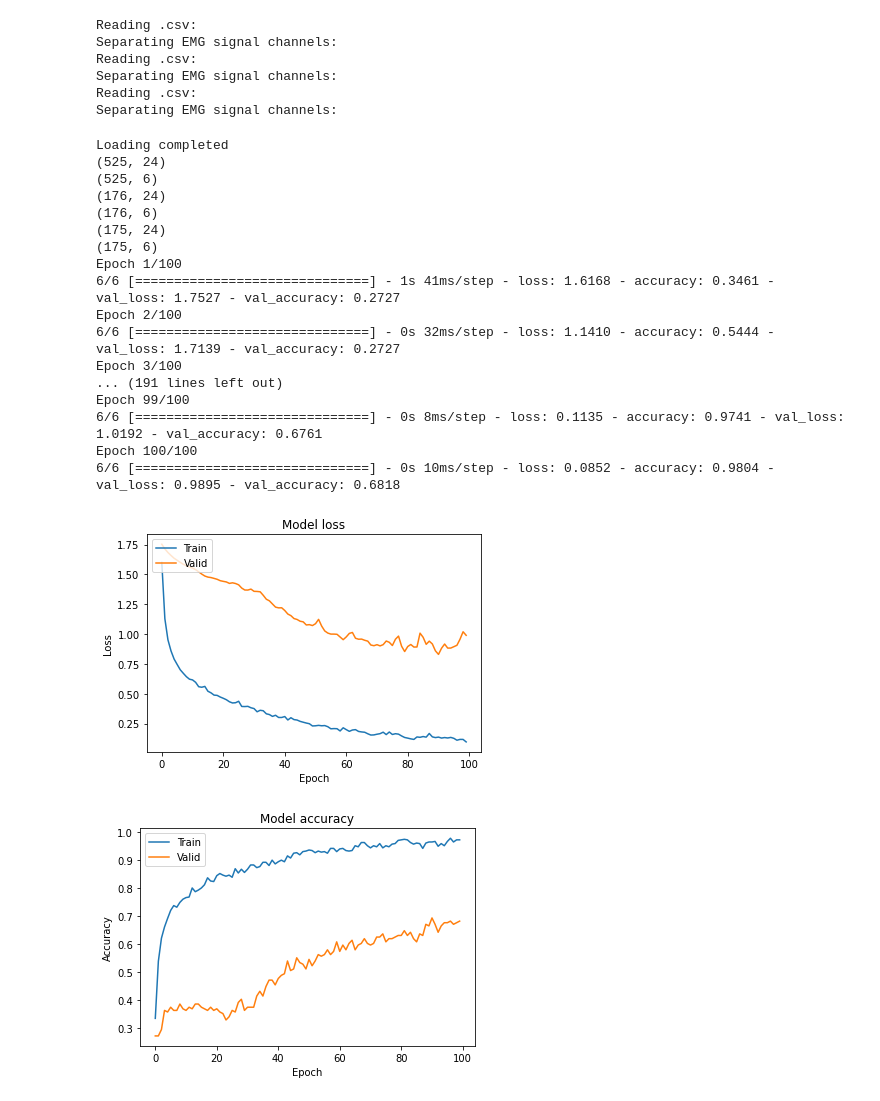
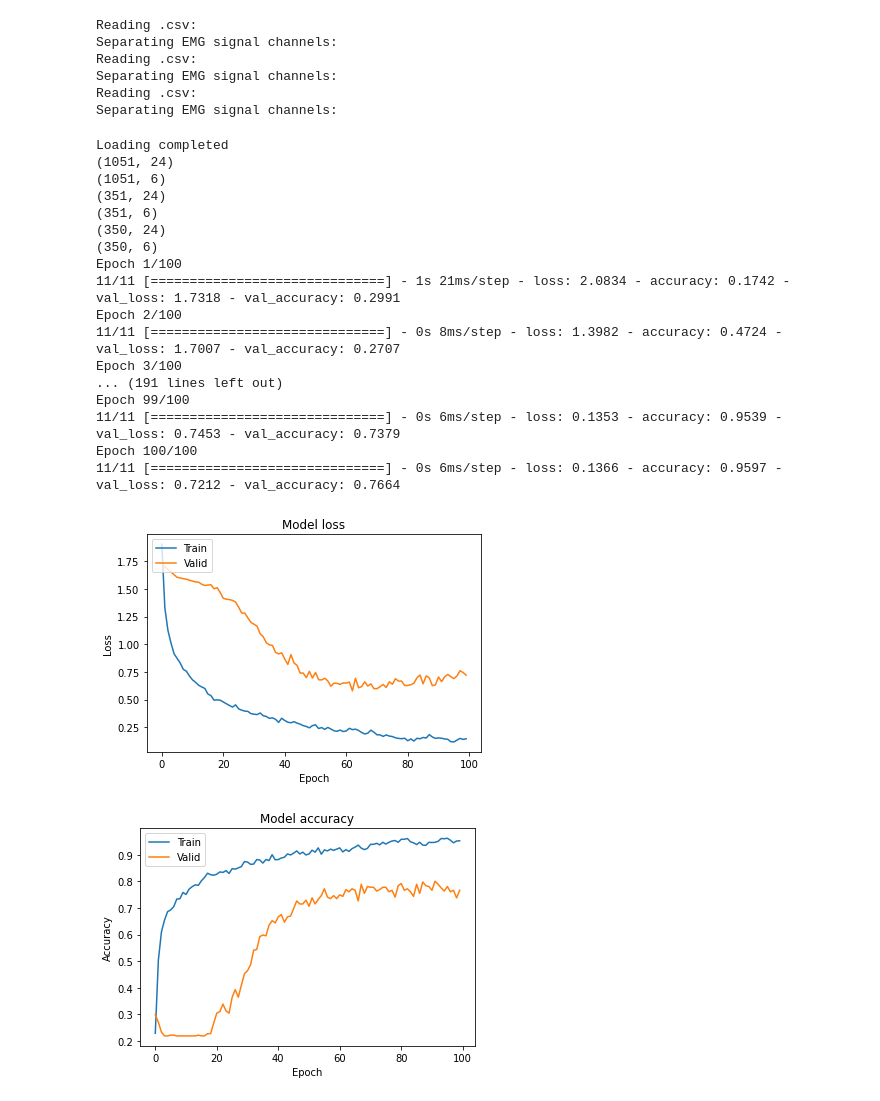
Before and after one commit to Diregie-J/Video-Player-Controlled-by-Action-Recognition, a Jupyter notebook: src/timeWindow.ipynb, the cells around one changed output. Cells and saved outputs as stored; diff of their text form; code cells hidden in the pictures.

```diff
--- a/src/timeWindow.ipynb
+++ b/src/timeWindow.ipynb
@@ -98,11 +98,13 @@ emg_3_window={'d': {} , 'u': {}, 'l': {}, 'r': {}, 'f': {}}
 
 index1=0
 for i in peaksf[1:-1]:
-
     emg_1_window['f'][index1]=emg_1_csv['f'][i-50:i+50]
+    emg_1_window['f'][index1+1]=emg_1_csv['f'][i-40:i+60]
     emg_2_window['f'][index1]=emg_2_csv['f'][i-50:i+50]
+    emg_2_window['f'][index1+1]=emg_1_csv['f'][i-40:i+60]
     emg_3_window['f'][index1]=emg_3_csv['f'][i-50:i+50]
-    index1=index1+1
+    emg_3_window['f'][index1+1]=emg_1_csv['f'][i-40:i+60]
+    index1=index1+2
 
 index2=0
 for i in peaksd[1:-1]:
@@ -110,7 +112,10 @@ for i in peaksd[1:-1]:
     emg_1_window['d'][index2]=emg_1_csv['d'][i-50:i+50]
     emg_2_window['d'][index2]=emg_2_csv['d'][i-50:i+50]
     emg_3_window['d'][index2]=emg_3_csv['d'][i-50:i+50]
-    index2=index2+1
+    emg_1_window['d'][index2+1]=emg_1_csv['d'][i-40:i+60]
+    emg_2_window['d'][index2+1]=emg_2_csv['d'][i-40:i+60]
+    emg_3_window['d'][index2+1]=emg_3_csv['d'][i-40:i+60]
+    index2=index2+2
 
 index3=0
 for i in peaksu[1:-1]:
@@ -119,7 +124,11 @@ for i in peaksu[1:-1]:
     emg_1_window['u'][index3]=emg_1_csv['u'][i-50:i+50]
     emg_2_window['u'][index3]=emg_2_csv['u'][i-50:i+50]
     emg_3_window['u'][index3]=emg_3_csv['u'][i-50:i+50]
-    index3=index3+1
+
+    emg_1_window['u'][index3+1]=emg_1_csv['u'][i-40:i+60]
+    emg_2_window['u'][index3+1]=emg_2_csv['u'][i-40:i+60]
+    emg_3_window['u'][index3+1]=emg_3_csv['u'][i-40:i+60]
+    index3=index3+2
 
 index4=0
 for i in peaksl[1:-1]:
@@ -128,7 +137,10 @@ for i in peaksl[1:-1]:
     emg_1_window['l'][index4]=emg_1_csv['l'][i-50:i+50]
     emg_2_window['l'][index4]=emg_2_csv['l'][i-50:i+50]
     emg_3_window['l'][index4]=emg_3_csv['l'][i-50:i+50]
-    index4=index4+1
+    emg_1_window['l'][index4+1]=emg_1_csv['l'][i-40:i+60]
+    emg_2_window['l'][index4+1]=emg_2_csv['l'][i-40:i+60]
+    emg_3_window['l'][index4+1]=emg_3_csv['l'][i-40:i+60]
+    index4=index4+2
 
 index5=0
 for i in peaksr[1:-1]:
@@ -137,7 +149,11 @@ for i in peaksr[1:-1]:
     emg_1_window['r'][index5]=emg_1_csv['r'][i-50:i+50]
     emg_2_window['r'][index5]=emg_2_csv['r'][i-50:i+50]
     emg_3_window['r'][index5]=emg_3_csv['r'][i-50:i+50]
-    index5=index5+1
+
+    emg_1_window['r'][index5+1]=emg_1_csv['r'][i-40:i+60]
+    emg_2_window['r'][index5+1]=emg_2_csv['r'][i-40:i+60]
+    emg_3_window['r'][index5+1]=emg_3_csv['r'][i-40:i+60]
+    index5=index5+2
 
 
 # plt.plot(emg_1_window['f'][0])
@@ -320,7 +336,7 @@ print('Loading completed')
 
 # create labels for data samples
 from keras.models import Sequential
-from keras.layers import Dense, Activation
+from keras.layers import Dense, Activation,Dropout
 from keras.optimizers import Adam, RMSprop
 from keras.layers import Conv1D, BatchNormalization
 from keras.utils import np_utils,normalize
@@ -394,28 +410,28 @@ print(y_test_class.shape)
 model = Sequential()
 # model.add(Conv1D(32, kernel_size = 3, activation='relu', kernel_initializer='he_normal', input_shape=x_train.shape[1:]))
 # model.add(Flatten())
-model.add(Dense(100, activation='relu', kernel_initializer='he_normal', input_shape=x_train.shape[1:]))
+model.add(Dense(128, activation='relu', kernel_initializer='he_normal', input_shape=x_train.shape[1:]))
 model.add(BatchNormalization())
-model.add(Dense(100, activation='relu', kernel_initializer='he_normal'))
+model.add(Dense(64, activation='relu', kernel_initializer='he_normal'))
 model.add(BatchNormalization())
-model.add(Dense(100, activation='relu', kernel_initializer='he_normal'))
-# model.add(BatchNormalization())
+model.add(Dense(32, activation='relu', kernel_initializer='he_normal'))
+model.add(BatchNormalization())
 # model.add(Dense(250, activation='relu', kernel_initializer='he_normal'))
 # model.add(BatchNormalization())
 # model.add(Dense(250, activation='relu', kernel_initializer='he_normal'))
-# model.add(Dropout(0.1))
+model.add(Dropout(0.1))
 model.add(Dense(6, activation='softmax'))
 
 # model.summary()
-# opt = RMSprop(lr=0.1, decay=1e-6)
-early_stop = EarlyStopping(monitor='val_accuracy', min_delta=0, patience=20, verbose=0, mode='max', baseline=None, restore_best_weights=True)
+opt = RMSprop(lr=0.1, decay=1e-6)
+# early_stop = EarlyStopping(monitor='val_accuracy', min_delta=0, patience=20, verbose=0, mode='max', baseline=None, restore_best_weights=True)
 
 # Let's train the model using RMSprop
 model.compile(loss='categorical_crossentropy',
               optimizer='adam',
               metrics=['accuracy'])
 
-history=model.fit(x_train, y_train_class, epochs=100, batch_size=100, verbose=1, validation_data=(x_validate, y_validate_class), callbacks=[early_stop])
+history=model.fit(x_train, y_train_class, epochs=100, batch_size=100, verbose=1, validation_data=(x_validate, y_validate_class))
 
 # Plot training loss
 plt.plot(history.history['loss'])
@@ -425,42 +441,42 @@ plt.ylabel('Loss')
 plt.xlabel('Epoch')
 plt.legend(['Train', 'Valid'], loc='upper left')
 plt.show()
 
 # Plot training accuracy
 plt.plot(history.history['accuracy'])
 plt.plot(history.history['val_accuracy'])
 plt.title('Model accuracy')
 plt.ylabel('Accuracy')
 plt.xlabel('Epoch')
 plt.legend(['Train', 'Valid'], loc='upper left')
 plt.show()
 
 score = model.evaluate(x_test, y_test_class, verbose=0)
 print('Test loss:', score[0])
 print('Test accuracy:', score[1])
 # %% [output]
 Reading .csv:
 Separating EMG signal channels:
 Reading .csv:
 Separating EMG signal channels:
 Reading .csv:
 Separating EMG signal channels:
 Loading completed
-(525, 24)
-(525, 6)
-(176, 24)
-(176, 6)
-(175, 24)
-(175, 6)
+(1051, 24)
+(1051, 6)
+(351, 24)
+(351, 6)
+(350, 24)
+(350, 6)
 Epoch 1/100
-6/6 [==============================] - 1s 41ms/step - loss: 1.6168 - accuracy: 0.3461 - val_loss: 1.7527 - val_accuracy: 0.2727
+11/11 [==============================] - 1s 21ms/step - loss: 2.0834 - accuracy: 0.1742 - val_loss: 1.7318 - val_accuracy: 0.2991
 Epoch 2/100
-6/6 [==============================] - 0s 32ms/step - loss: 1.1410 - accuracy: 0.5444 - val_loss: 1.7139 - val_accuracy: 0.2727
+11/11 [==============================] - 0s 8ms/step - loss: 1.3982 - accuracy: 0.4724 - val_loss: 1.7007 - val_accuracy: 0.2707
 Epoch 3/100
 ... (191 lines left out)
 Epoch 99/100
-6/6 [==============================] - 0s 8ms/step - loss: 0.1135 - accuracy: 0.9741 - val_loss: 1.0192 - val_accuracy: 0.6761
+11/11 [==============================] - 0s 6ms/step - loss: 0.1353 - accuracy: 0.9539 - val_loss: 0.7453 - val_accuracy: 0.7379
 Epoch 100/100
-6/6 [==============================] - 0s 10ms/step - loss: 0.0852 - accuracy: 0.9804 - val_loss: 0.9895 - val_accuracy: 0.6818
+11/11 [==============================] - 0s 6ms/step - loss: 0.1366 - accuracy: 0.9597 - val_loss: 0.7212 - val_accuracy: 0.7664
-[figure, old version]
+[figure, new version]
-[figure, old version]
+[figure, new version]
```
Also changed, not shown: parts of 1 cell of this notebook.
